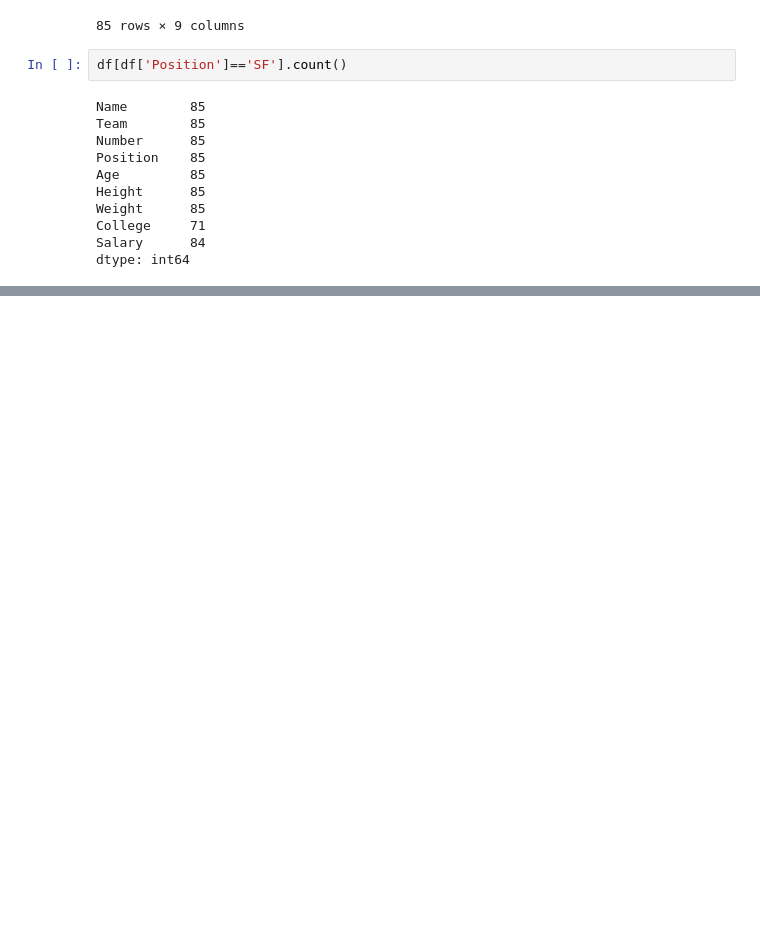
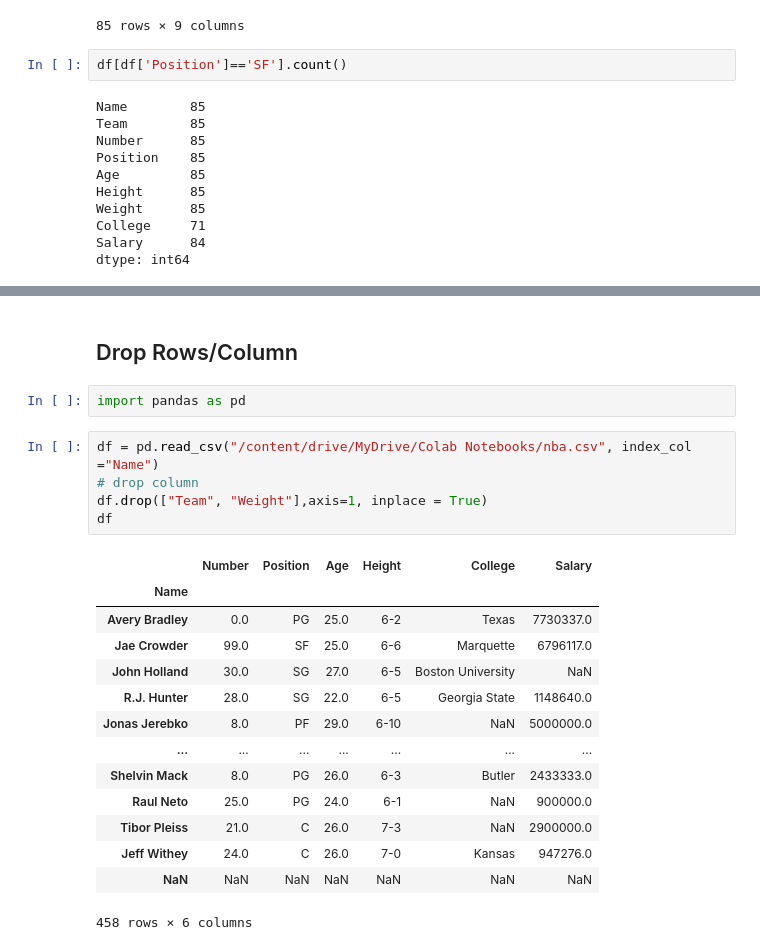
Before and after one commit to Sushant6862/Jeremy-Howard-Squadron-, a Jupyter notebook: Pandas_Library.ipynb, the cells around one changed output, grey strips where cells are left out. Drawn from its saved outputs; the diff is of its cells as text; blank space fills up the shorter version.

```diff
--- a/Pandas_Library.ipynb
+++ b/Pandas_Library.ipynb
@@ -258,0 +429,24 @@ dtype: int64
+# %% [markdown]
+## Drop Rows/Column
+# %%
+import pandas as pd
+# %%
+df = pd.read_csv("/content/drive/MyDrive/Colab Notebooks/nba.csv", index_col ="Name")
+# drop column
+df.drop(["Team", "Weight"],axis=1, inplace = True)
+df
+# %% [output]
+|  | Number | Position | Age | Height | College | Salary |
+| Name |  |  |  |  |  |  |
+| Avery Bradley | 0.0 | PG | 25.0 | 6-2 | Texas | 7730337.0 |
+| Jae Crowder | 99.0 | SF | 25.0 | 6-6 | Marquette | 6796117.0 |
+| John Holland | 30.0 | SG | 27.0 | 6-5 | Boston University | NaN |
+| R.J. Hunter | 28.0 | SG | 22.0 | 6-5 | Georgia State | 1148640.0 |
+| Jonas Jerebko | 8.0 | PF | 29.0 | 6-10 | NaN | 5000000.0 |
+| ... | ... | ... | ... | ... | ... | ... |
+| Shelvin Mack | 8.0 | PG | 26.0 | 6-3 | Butler | 2433333.0 |
+| Raul Neto | 25.0 | PG | 24.0 | 6-1 | NaN | 900000.0 |
+| Tibor Pleiss | 21.0 | C | 26.0 | 7-3 | NaN | 2900000.0 |
+| Jeff Withey | 24.0 | C | 26.0 | 7-0 | Kansas | 947276.0 |
+| NaN | NaN | NaN | NaN | NaN | NaN | NaN |
+458 rows × 6 columns
```
Also changed, not shown: parts of 21 cells of this notebook.
